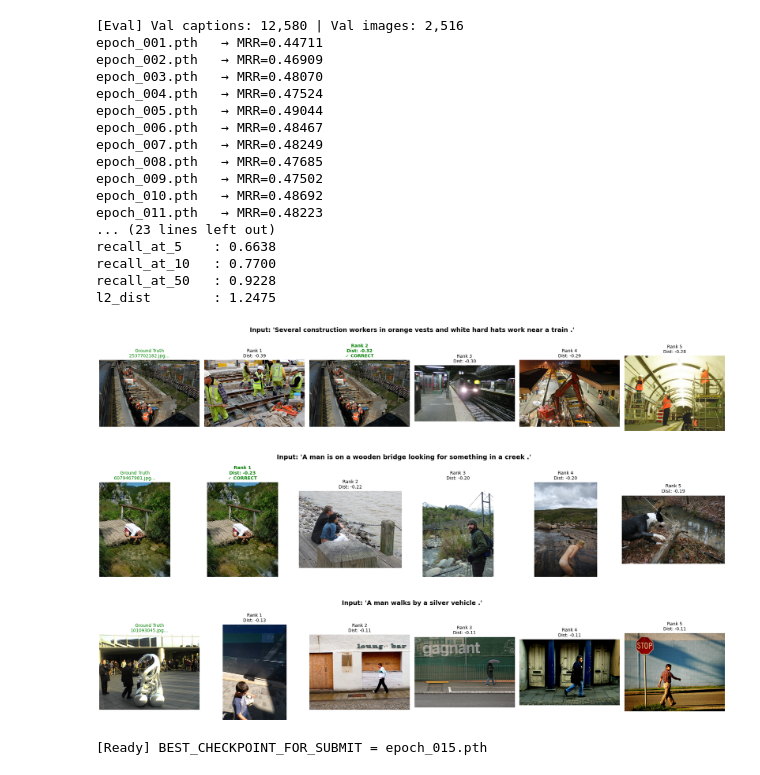
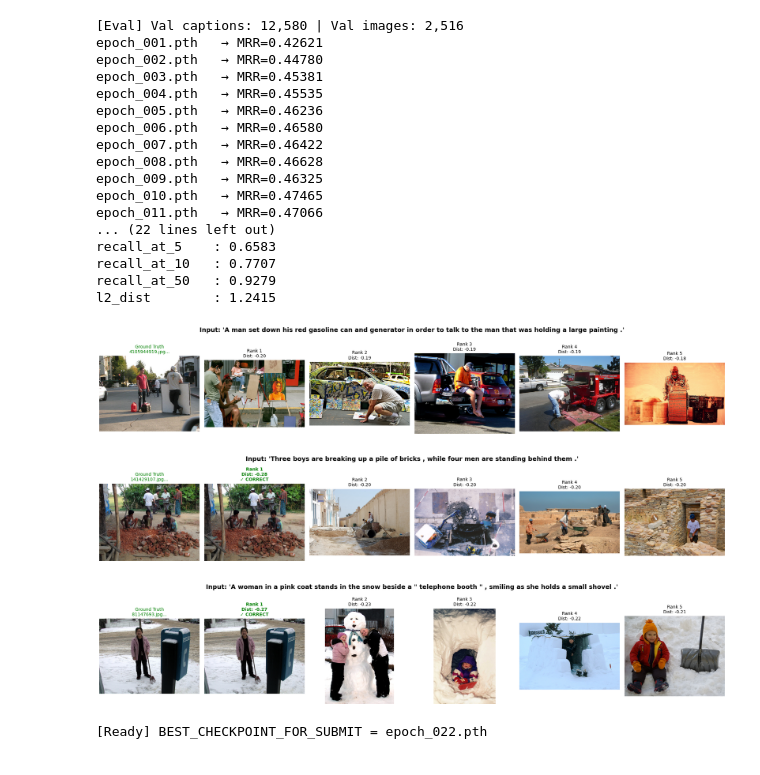
Before and after one commit to v-s-97/Challenge-AML-ModelStitching, a Jupyter notebook: BEST SCORE CON VALUTAZIONE GIUSTA TEST.ipynb, the cells around one changed output. Saved outputs shown, nothing was run; the diff lists cells and outputs as text; code cells hidden in the pictures.

Commit message:
Nuovo Best 0.847

```diff
--- a/BEST SCORE CON VALUTAZIONE GIUSTA TEST.ipynb
+++ b/BEST SCORE CON VALUTAZIONE GIUSTA TEST.ipynb
@@ -582,23 +474,11 @@ import torch.nn.functional as F
 import numpy as np
 from pathlib import Path
 from torch.utils.data import DataLoader, TensorDataset
+from challenge.src.eval.visualize import visualize_retrieval
 from challenge.src.eval.metrics import mrr, ndcg, recall_at_k  # intoccabili
 import os
 torch.manual_seed(int.from_bytes(os.urandom(4), "little"))
 model.eval()
-
-# ============================================================
-# Aggregazione slot -> 1 embedding (submission-compatibile)
-# ============================================================
-
-
-@torch.no_grad()
-def aggregate_slots(S_T: torch.Tensor, t_vis_n: torch.Tensor) -> torch.Tensor:
-    # stesso aggregatore della fase di training: softmax_b10
-    conf = torch.einsum('bkd,bd->bk', S_T, t_vis_n).clamp(-1, 1)
-    w = torch.softmax(10.0 * conf, dim=1).unsqueeze(-1)
-    Z = (w * S_T).sum(dim=1)
-    return F.normalize(Z, dim=-1)
 
 # ===========================
 # Split COERENTE per IMMAGINI (stesso hashing del train)
@@ -629,7 +509,7 @@ else:
 CAP_TRAIN_MASK = IMG_TRAIN_MASK[cap_gt_img_idx]
 CAP_VAL_MASK   = IMG_VAL_MASK[cap_gt_img_idx]
 
-# Tensors val (caption→embedding, image target embedding)
+# Tensors val
 X_val = X[CAP_VAL_MASK]
 y_val = y[CAP_VAL_MASK]
 val_dataset = TensorDataset(X_val, y_val)
@@ -683,7 +563,7 @@ def evaluate_retrieval_global(Z: torch.Tensor,
 # ============================================================
 # Scan dei checkpoint → selezione BEST per MRR (stessa val-gallery)
 # ============================================================
-ckpt_dir = Path(MODEL_PATH).parent / "checkpoints"
+ckpt_dir = Path(MODEL_PATH).parent / "checkpoints_vsepp"
 checkpoints = sorted(ckpt_dir.glob("epoch_*.pth"))
 assert len(checkpoints) > 0, f"Nessun checkpoint trovato in {ckpt_dir}"
 
@@ -697,8 +577,7 @@ with torch.no_grad():
         preds_val = []
         for Xb, _ in DataLoader(val_dataset, batch_size=BATCH_SIZE, shuffle=False):
             Xb = Xb.to(DEVICE, non_blocking=True)
-            S_Tb, _, t_vis_n = model(Xb)               # (B,K,D), (B,D)
-            Eb = aggregate_slots(S_Tb, t_vis_n)        # (B,D)  <-- coerente
+            Eb = model(Xb)                    # (B,D) — coerente col train
             preds_val.append(Eb.cpu())
         Z_val = F.normalize(torch.cat(preds_val, dim=0), dim=-1).cpu()
 
@@ -713,58 +592,55 @@ best_ckpt_name, best_mrr = max(results, key=lambda x: x[1])
 print("\n=== Miglior checkpoint (MRR su val-gallery) ===")
 print(f"{best_ckpt_name} → MRR={best_mrr:.5f}")
 
-# Carica il best nel modello e stampa le metriche complete (MRR, NDCG, Recall@K, L2)
+# Carica il best nel modello e stampa le metriche complete
 best_state = torch.load(ckpt_dir / best_ckpt_name, map_location=DEVICE)
 model.load_state_dict(best_state)
 model.eval()
 
-# Pred embedding val col best
 preds_val = []
 with torch.no_grad():
     for Xb, _ in DataLoader(val_dataset, batch_size=BATCH_SIZE, shuffle=False):
         Xb = Xb.to(DEVICE, non_blocking=True)
-        S_Tb, _, t_vis_n = model(Xb)               # (B,K,D), (B,D)
-        Eb = aggregate_slots(S_Tb, t_vis_n)        # (B,D)  <-- coerente
+        Eb = model(Xb)                    # coerente
         preds_val.append(Eb.cpu())
 Z_val_best = F.normalize(torch.cat(preds_val, dim=0), dim=-1).cpu()
 
 res_val = evaluate_retrieval_global(Z_val_best, val_img_embd, val_label, topk=100, chunk=512)
 print("\n=== Val (image-level split, global gallery) — BEST CKPT ===")
 for k, v in res_val.items():
     print(f"{k:15s}: {v:.4f}")
 
 # (Facoltativo) Esplora retrieval qualitativo su 3 esempi
 for _ in range(3):
     i = np.random.randint(0, len(X_val))
     with torch.no_grad():
-        Sb, _, tvis = model(X_val[i:i+1].to(DEVICE))
-        zb = aggregate_slots(Sb, tvis).cpu()        # (B,D)  <-- coerente
+        zb = model(X_val[i:i+1].to(DEVICE)).cpu()   # coerente
     caption_text = train_data['captions/text'][CAP_VAL_MASK][i]
     gt_idx = int(val_label[i])
     visualize_retrieval(zb, gt_idx, val_img_file, caption_text, val_img_embd, k=5)
 
 # Mantieni in memoria per la submission:
 BEST_CHECKPOINT_FOR_SUBMIT = best_ckpt_name
 print(f"\n[Ready] BEST_CHECKPOINT_FOR_SUBMIT = {BEST_CHECKPOINT_FOR_SUBMIT}")
 # %% [output]
 [Eval] Val captions: 12,580 | Val images: 2,516
-epoch_001.pth   → MRR=0.44711
-epoch_002.pth   → MRR=0.46909
-epoch_003.pth   → MRR=0.48070
-epoch_004.pth   → MRR=0.47524
-epoch_005.pth   → MRR=0.49044
-epoch_006.pth   → MRR=0.48467
-epoch_007.pth   → MRR=0.48249
-epoch_008.pth   → MRR=0.47685
-epoch_009.pth   → MRR=0.47502
-epoch_010.pth   → MRR=0.48692
-epoch_011.pth   → MRR=0.48223
-... (23 lines left out)
-recall_at_5    : 0.6638
-recall_at_10   : 0.7700
-recall_at_50   : 0.9228
-l2_dist        : 1.2475
+epoch_001.pth   → MRR=0.42621
+epoch_002.pth   → MRR=0.44780
+epoch_003.pth   → MRR=0.45381
+epoch_004.pth   → MRR=0.45535
+epoch_005.pth   → MRR=0.46236
+epoch_006.pth   → MRR=0.46580
+epoch_007.pth   → MRR=0.46422
+epoch_008.pth   → MRR=0.46628
+epoch_009.pth   → MRR=0.46325
+epoch_010.pth   → MRR=0.47465
+epoch_011.pth   → MRR=0.47066
+... (22 lines left out)
+recall_at_5    : 0.6583
+recall_at_10   : 0.7707
+recall_at_50   : 0.9279
+l2_dist        : 1.2415
-[figure, old version]
+[figure, new version]
-[figure, old version]
+[figure, new version]
-[figure, old version]
+[figure, new version]
-[Ready] BEST_CHECKPOINT_FOR_SUBMIT = epoch_015.pth
+[Ready] BEST_CHECKPOINT_FOR_SUBMIT = epoch_022.pth
```
Also changed, not shown: parts of 6 cells of this notebook.
